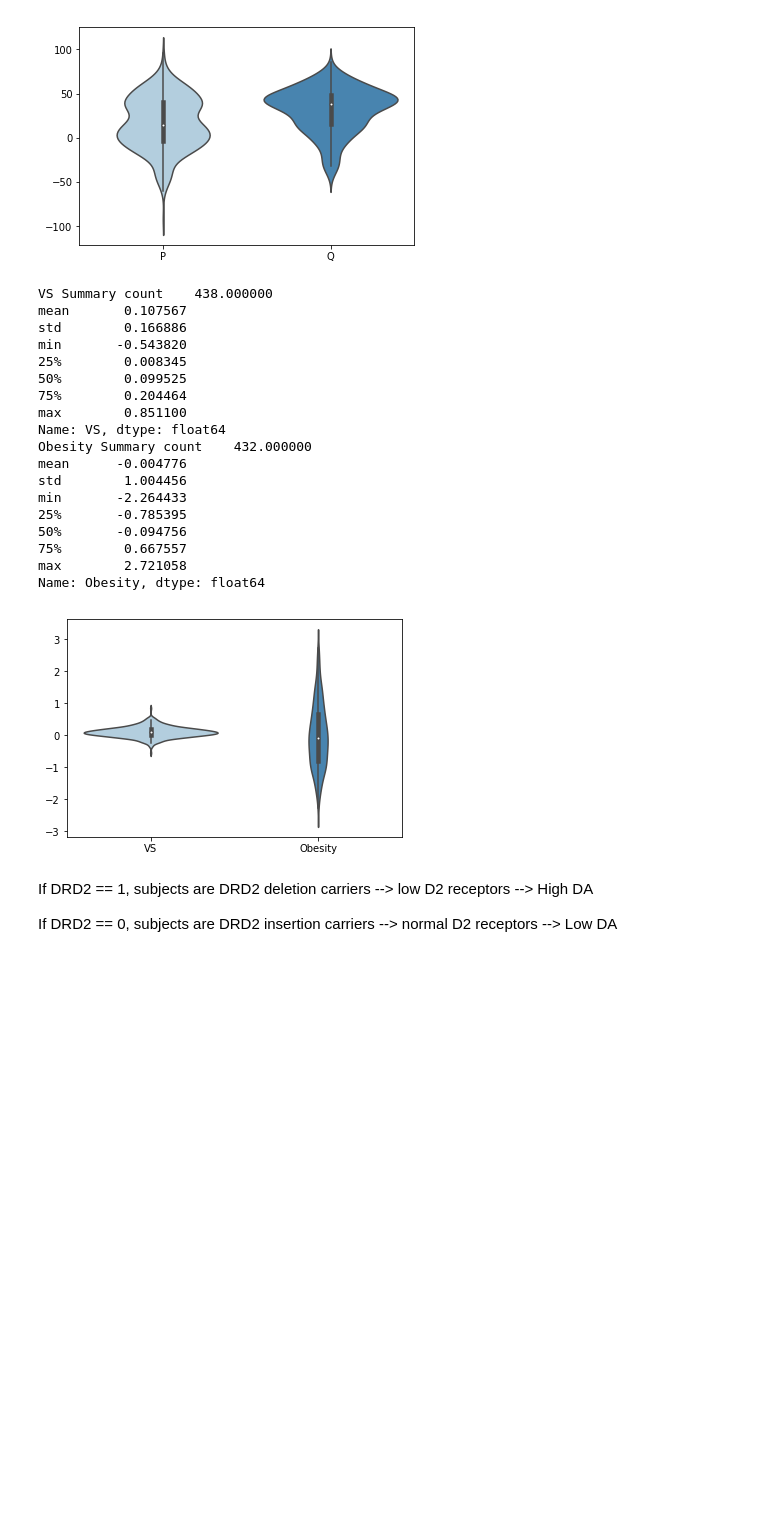
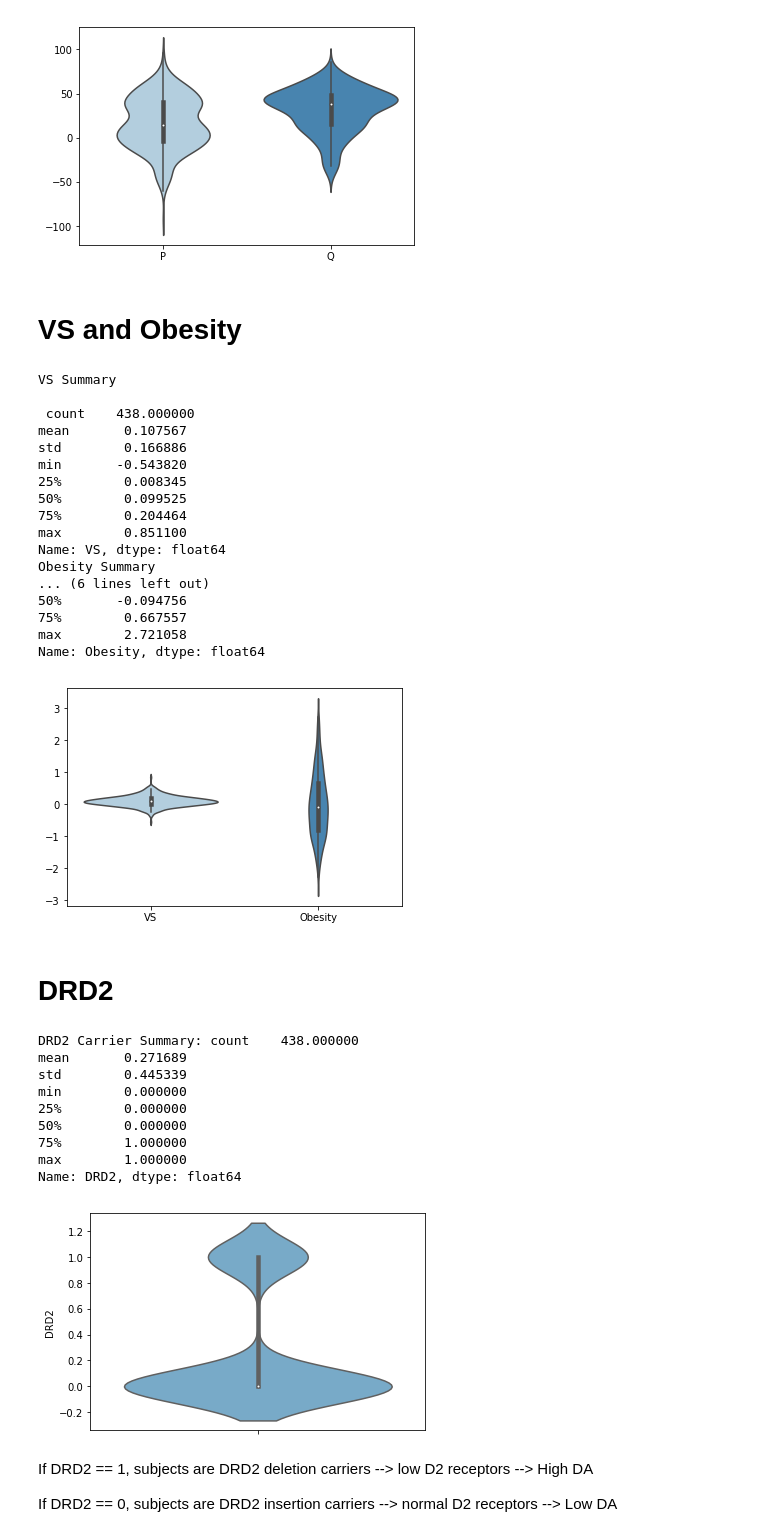
Before and after one commit to cbanuelos/DRD2_Abnormal_Learning, a Jupyter notebook: DataAnalysis.ipynb, the cells around one changed output. Saved outputs shown, nothing was run; the diff lists cells and outputs as text; code cells hidden in the pictures; blank space fills up the shorter version.

```diff
--- a/DataAnalysis.ipynb
+++ b/DataAnalysis.ipynb
@@ -115,14 +130,18 @@ Name: P, dtype: float64
 max       86.000000
 Name: Q, dtype: float64
 [figure]
+# %% [markdown]
+# VS and Obesity
 # %%
 VS_summary = data.VS.describe()
 Ob_summary = data.Obesity.describe()
-print('VS Summary', VS_summary)
-print('Obesity Summary', Ob_summary)
+print('VS Summary', '\n\n', VS_summary)
+print('Obesity Summary', '\n\n', Ob_summary)
 VS_Ob_violin = sb.violinplot(data=data.iloc[:,4:6], palette='Blues')
 # %% [output]
-VS Summary count    438.000000
+VS Summary
+
+ count    438.000000
 mean       0.107567
 std        0.166886
 min       -0.543820
@@ -131,16 +150,30 @@ min       -0.543820
 75%        0.204464
 max        0.851100
 Name: VS, dtype: float64
-Obesity Summary count    432.000000
-mean      -0.004776
-std        1.004456
-min       -2.264433
-25%       -0.785395
+Obesity Summary
+... (6 lines left out)
 50%       -0.094756
 75%        0.667557
 max        2.721058
 Name: Obesity, dtype: float64
 [figure]
+# %% [markdown]
+# DRD2
+# %%
+DRD2_summary = data.DRD2.describe()
+print('DRD2 Carrier Summary:', DRD2_summary)
+DRD2_violin = sb.violinplot(y='DRD2', data=data, palette='Blues')
+# %% [output]
+DRD2 Carrier Summary: count    438.000000
+mean       0.271689
+std        0.445339
+min        0.000000
+25%        0.000000
+50%        0.000000
+75%        1.000000
+max        1.000000
+Name: DRD2, dtype: float64
+[figure, added]
 # %% [markdown]
 If DRD2 == 1, subjects are DRD2 deletion carriers --> low D2 receptors --> High DA
 
```
Also changed, not shown: parts of 24 cells of this notebook.
